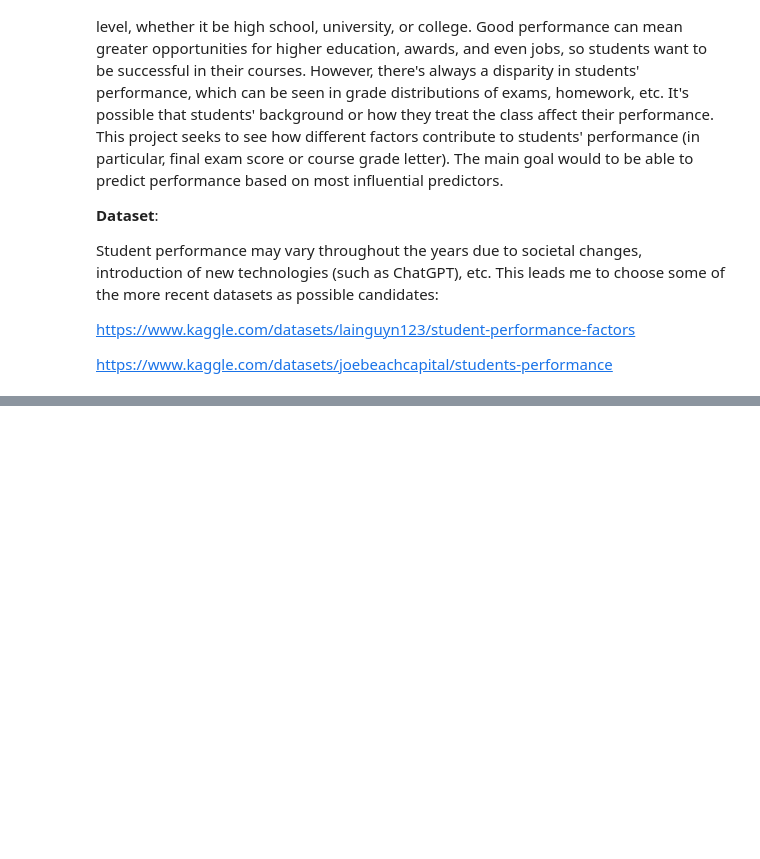
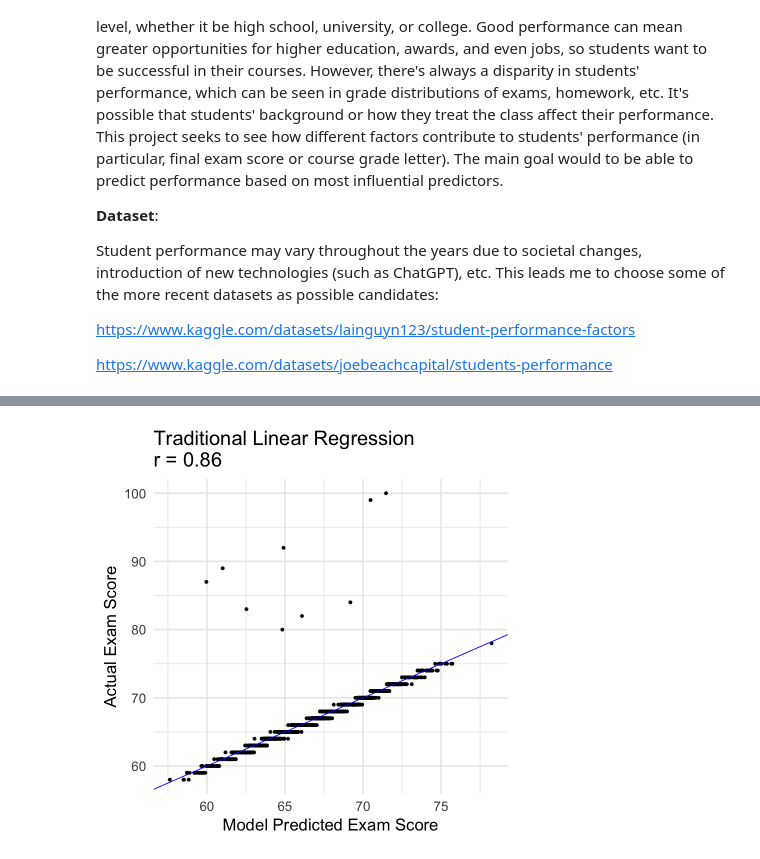
Before and after one commit to hd54/stat447c, a Jupyter notebook: proposal.ipynb, the cells around one changed output, grey strips where cells are left out. Cells and saved outputs as stored; diff of their text form; code cells hidden in the pictures; blank space fills up the shorter version.

Commit message:
Added frequentist approach and stan for ridge regression

```diff
--- a/proposal.ipynb
+++ b/proposal.ipynb
@@ -81,0 +246,18 @@ https://haines-lab.com/post/on-the-equivalency-between-the-lasso-ridge-regressio
+# %%
+x_train_scale <- scale(x_train)
+means <- attr(x_train_scale, "scaled:center")
+sds   <- attr(x_train_scale, "scaled:scale")
+x_test_scale <- scale(x_test, center = means, scale = sds)
+
+fit_lr <- lm(y_train ~ ., data = as.data.frame(x_train_scale))
+
+y_pred_lr <- predict(fit_lr, newdata = as.data.frame(x_test_scale))
+
+qplot(x = y_pred_lr, y = y_test,
+      main = paste0("Traditional Linear Regression\n",
+                    "r = ", round(cor(y_test, y_pred_lr), 2))) +
+  geom_abline(color = "blue") +
+  xlab("Model Predicted Exam Score") +
+  ylab("Actual Exam Score") +
+  theme_minimal(base_size = 20)
+# %% [output]
@@ -81,0 +266 @@ https://haines-lab.com/post/on-the-equivalency-between-the-lasso-ridge-regressio
+[figure, added]
```
Also changed, not shown: parts of 20 cells of this notebook, 1 other file.
